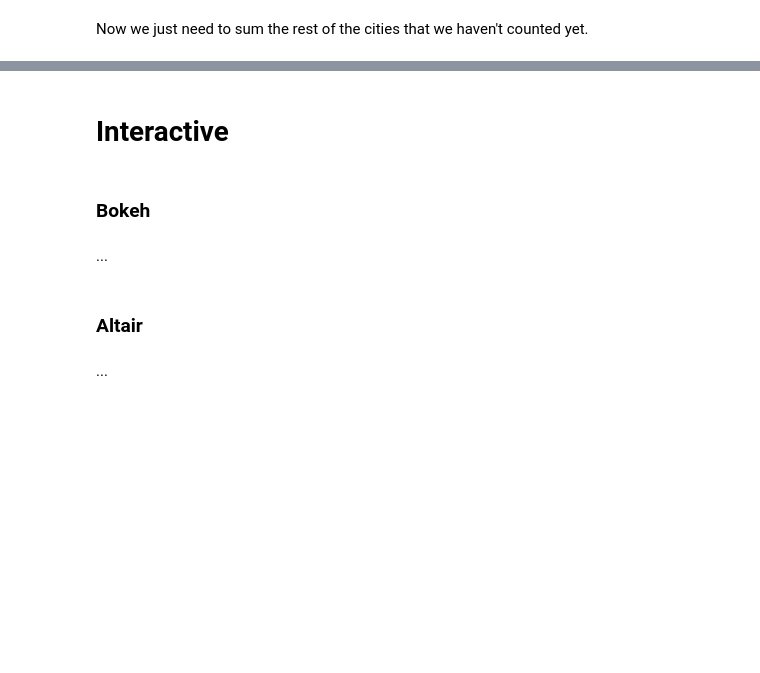
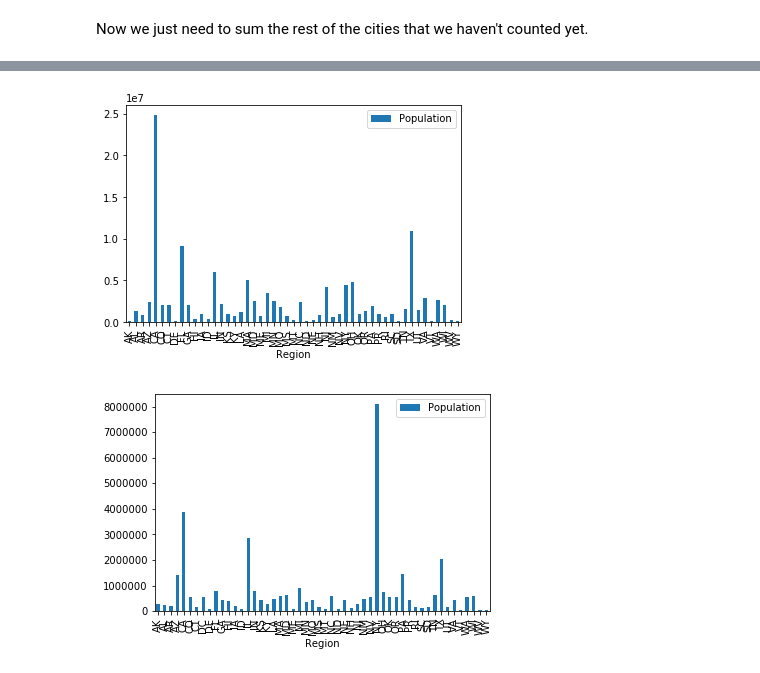
Before and after one commit to dovinmu/python-viz-notebooks, a Jupyter notebook: stacked_bar_chart.ipynb, the cells around one changed output, grey strips where cells are left out. Drawn from its saved outputs; the diff is of its cells as text; code cells hidden in the pictures; blank space fills up the shorter version.

Commit message:
WIP on stacked bar charts

```diff
--- a/stacked_bar_chart.ipynb
+++ b/stacked_bar_chart.ipynb
@@ -78,10 +72,11 @@ plt.show()
-# %% [markdown]
-# Interactive
-# %% [markdown]
-### Bokeh
-# %% [markdown]
-...
-# %% [markdown]
-### Altair
-# %% [markdown]
-...
+# %%
+smaller_cities = df[~largest_cities_idx & ~second_largest_idx & ~third_largest_idx].copy()
+
+smaller_cities[["Population", "Region"]].groupby(by=["Region"]).sum().plot.bar(stacked=True)
+df[largest_cities_idx][["Population", "Region"]].groupby(by=["Region"]).sum().plot.bar(stacked=True)
+# df[second_largest_idx].plot.bar()
+# df[third_largest_idx].plot.bar()
+plt.show()
+# %% [output]
+[figure, added]
+[figure, added]
```
Also changed, not shown: parts of 5 cells of this notebook, 1 other file.
